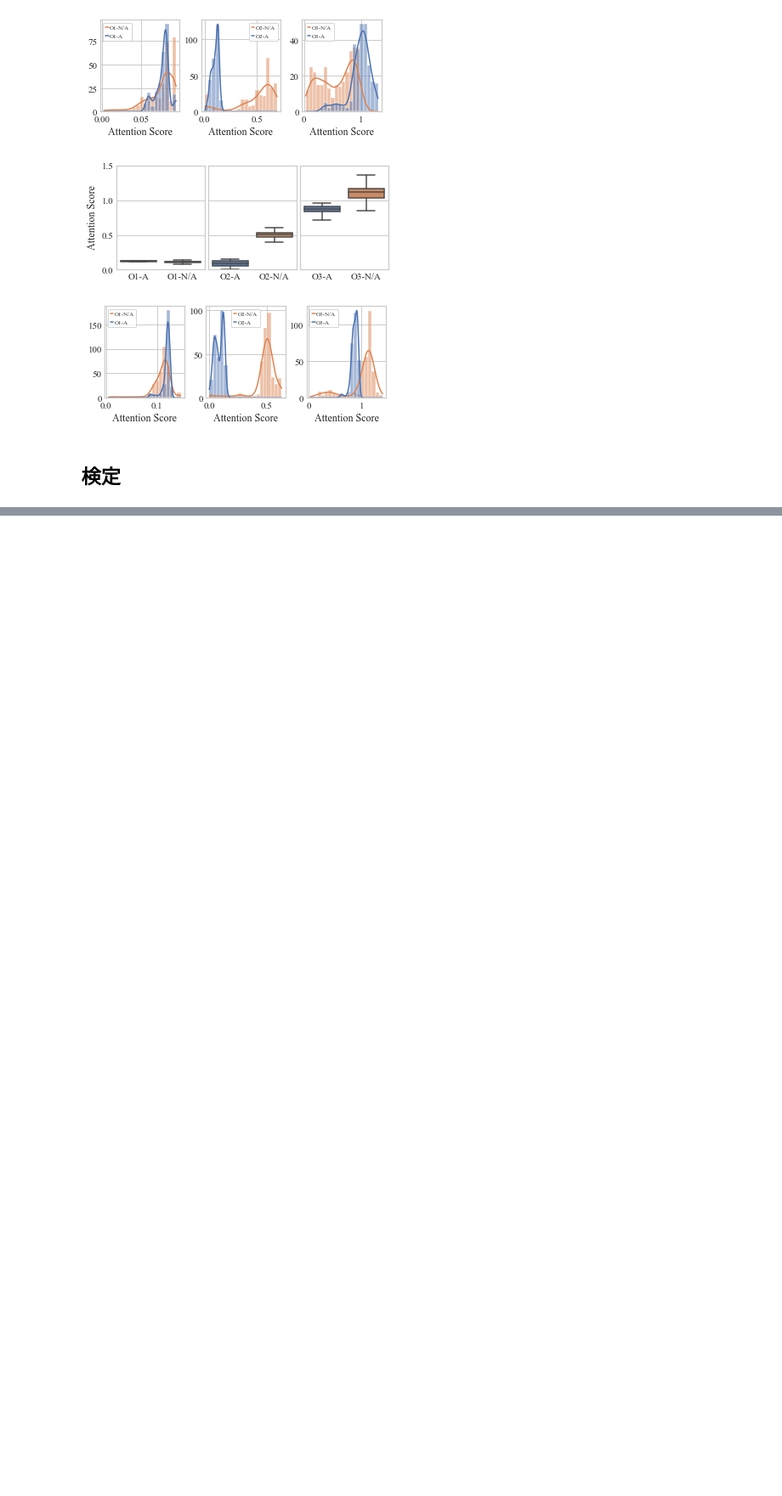
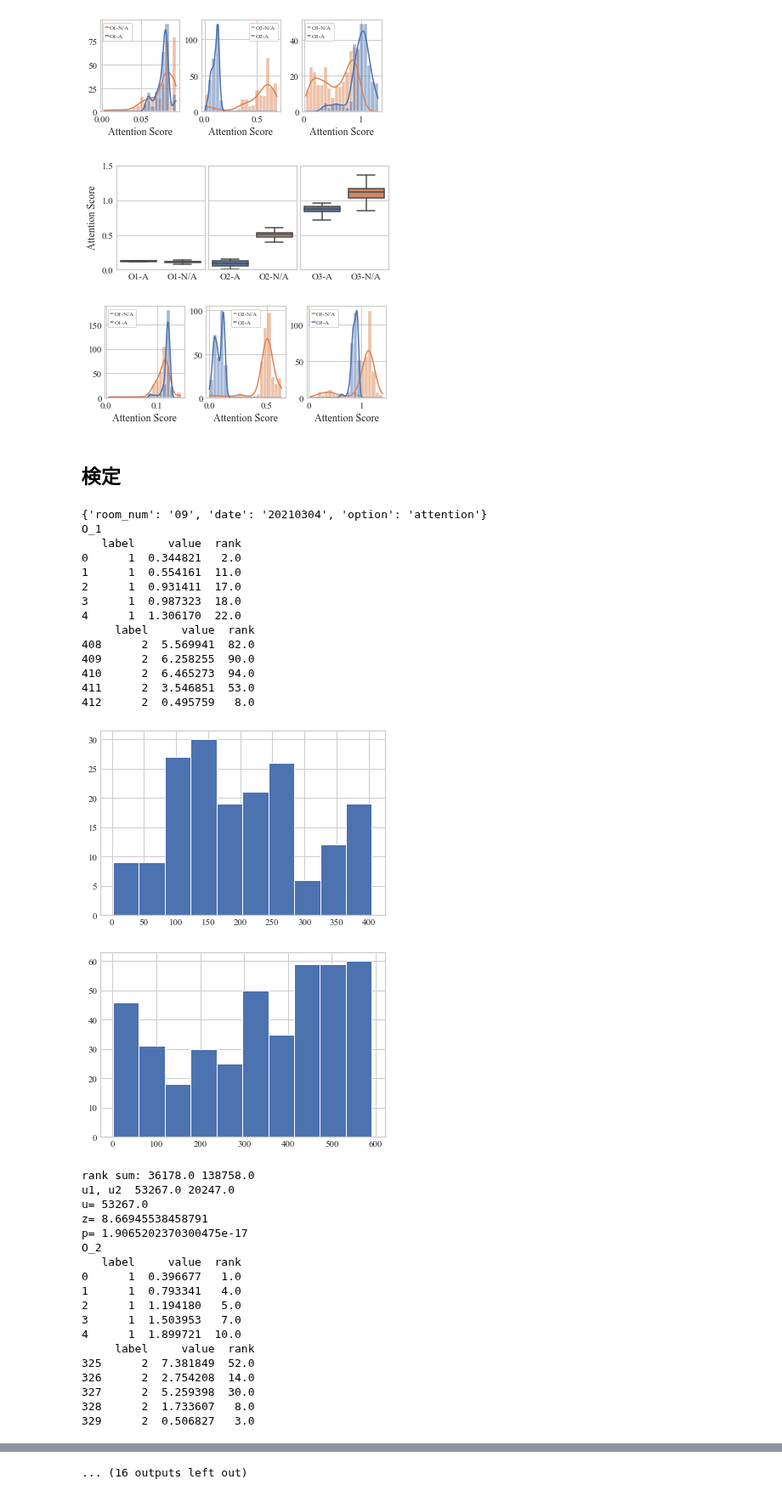
Before and after one commit to kojikojiprg/ova4gar, a Jupyter notebook: notebooks/group_activity/attention/plot-ex0304.ipynb, the cells around one changed output, grey strips where cells are left out. Shown at 85% size. Drawn from its saved outputs; the diff is of its cells as text; code cells hidden in the pictures; blank space fills up the shorter version.

```diff
--- a/notebooks/group_activity/attention/plot-ex0304.ipynb
+++ b/notebooks/group_activity/attention/plot-ex0304.ipynb
@@ -430,0 +477,63 @@ from scipy import stats
+# %%
+for setting in data_settings:
+    print(setting)
+    room_num = setting['room_num']
+    date = setting['date']
+    opt = setting['option']
+
+    if opt is None:
+        dir_path = f'{common.data_dir}/{room_num}/{date}/*'
+    else:
+        dir_path = f'{common.data_dir}/{room_num}/{date}/{opt}/*'
+    dirs = glob.glob(dir_path)
+    if dirs[-1].endswith('make_csv.csv'):
+        dirs = dirs[:-1]
+
+    for i, path in enumerate(dirs):
+        # get start attention frame
+        csv_path = os.path.join(path, 'csv', 'data.csv')
+        start_frame = get_start_attention_frame(csv_path)
+
+        # get data and split positeve and negative
+        key = f"{room_num}_{date}_{i + 1:02d}_{1}"
+        data = np.array(list(likelihood_dict[key].values())) * 100
+        pos_data = data[start_frame:]
+        nega_data = data[:start_frame]
+
+        print(f"O_{i % 3 + 1}")
+        mwu(pos_data, nega_data)
+# %% [output]
+{'room_num': '09', 'date': '20210304', 'option': 'attention'}
+O_1
+   label     value  rank
+0      1  0.344821   2.0
+1      1  0.554161  11.0
+2      1  0.931411  17.0
+3      1  0.987323  18.0
+4      1  1.306170  22.0
+     label     value  rank
+408      2  5.569941  82.0
+409      2  6.258255  90.0
+410      2  6.465273  94.0
+411      2  3.546851  53.0
+412      2  0.495759   8.0
+[figure, added]
+[figure, added]
+rank sum: 36178.0 138758.0
+u1, u2  53267.0 20247.0
+u= 53267.0
+z= 8.66945538458791
+p= 1.9065202370300475e-17
+O_2
+   label     value  rank
+0      1  0.396677   1.0
+1      1  0.793341   4.0
+2      1  1.194180   5.0
+3      1  1.503953   7.0
+4      1  1.899721  10.0
+     label     value  rank
+325      2  7.381849  52.0
+326      2  2.754208  14.0
+327      2  5.259398  30.0
+328      2  1.733607   8.0
+329      2  0.506827   3.0
@@ -431,3 +582,4 @@ from scipy import stats
+... (16 outputs left out)
 # %%
 for setting in data_settings:
     print(setting)
```
Also changed, not shown: parts of 4 cells of this notebook, 1 other file.
